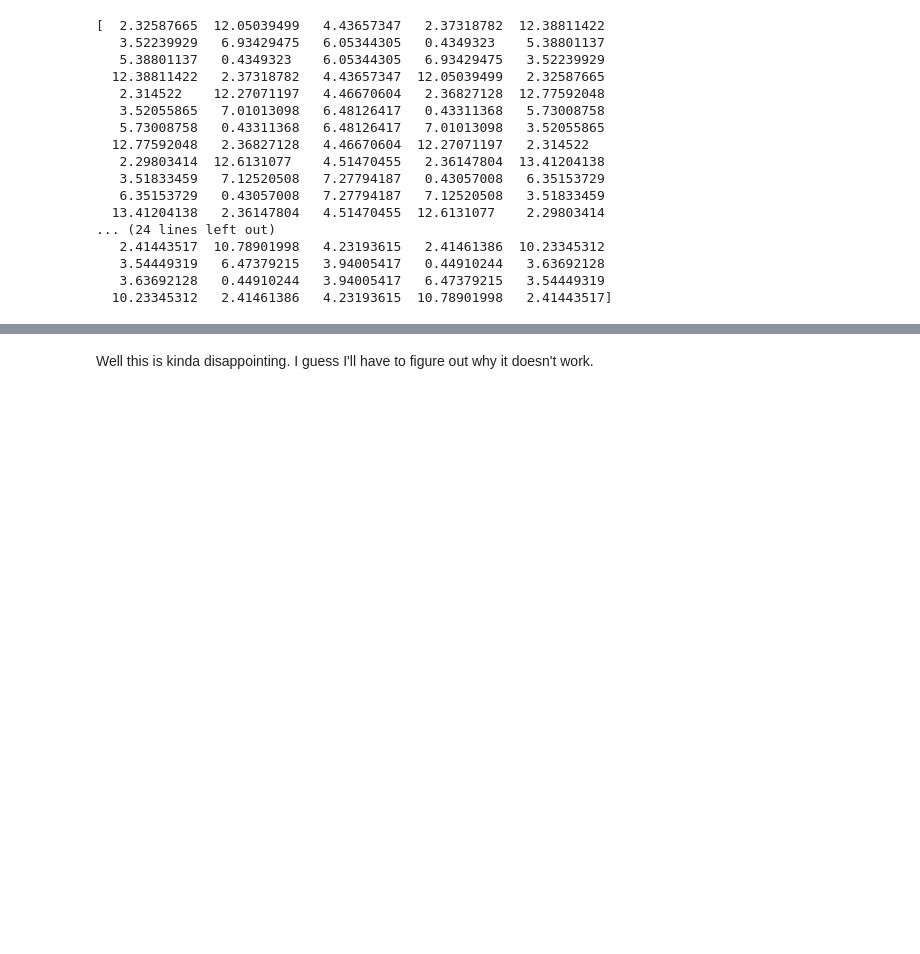
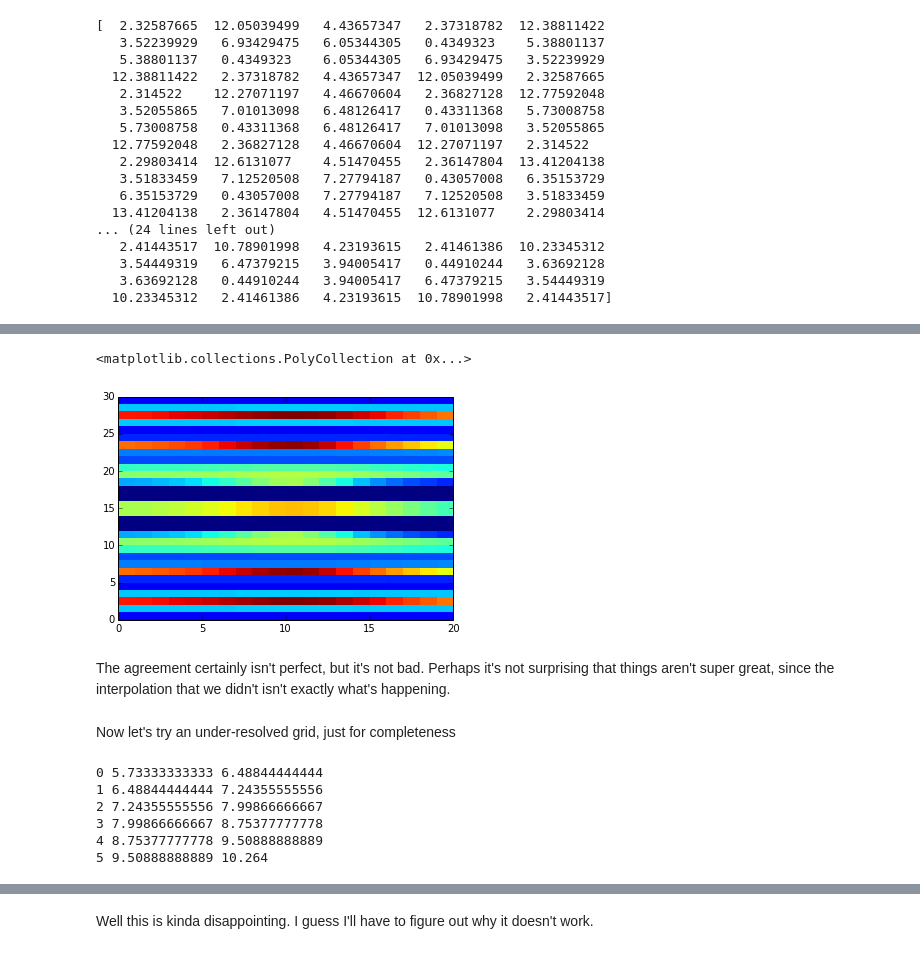
Before and after one commit to acliu/PAPER_OQE, a Jupyter notebook: iPythonNotebooks/singleBaselineOQE_numericalGaussian.ipynb, the cells around one changed output, grey strips where cells are left out. Cells and saved outputs as stored; diff of their text form; code cells hidden in the pictures; blank space fills up the shorter version.

Commit message:
Confirmed that numerical version basically works, although hard to tell for under-resolved or over-resolved versions

```diff
--- a/iPythonNotebooks/singleBaselineOQE_numericalGaussian.ipynb
+++ b/iPythonNotebooks/singleBaselineOQE_numericalGaussian.ipynb
@@ -330,0 +422,20 @@ print np.real(expectedMeasurement)
+# %%
+numTrials = 10000
+bandNumForSlice = 25
+qhatMean_fine = np.zeros(numBands_fine)
+meanSlice_fine = np.zeros(numTrials)
+qhatVariance_fine = np.zeros((numBands_fine,numBands_fine))
+for i in range(numTrials):
+    zRand = np.random.normal(size=numFreqs)
+    xTemp = np.copy(np.einsum('ij,j', Lmatrix, zRand))
+    whitenedRealization = np.dot(LinvMatrix,xTemp)
+    qhatRealization_fine = 0.5 * np.einsum('i,ai',np.conjugate(whitenedRealization), \
+                 np.einsum('aij,j',LPLmatrices_fine,whitenedRealization))
+    qhatMean_fine += qhatRealization_fine
+    meanSlice[i] = qhatRealization_fine[bandNumForSlice]
+    qhatVariance_fine += np.outer(qhatRealization_fine,np.conjugate(qhatRealization_fine))
+qhatMean_fine /= numTrials
+qhatVariance_fine /= numTrials
+qhatVariance_fine -= np.outer(qhatMean_fine, np.conjugate(qhatMean_fine))
+phatMean_fine = np.dot(diagMmatrix_fine,qhatMean_fine)
+phatVariance_fine = np.dot(diagMmatrix_fine,np.dot(qhatVariance_fine,np.conjugate(diagMmatrix_fine).T))
@@ -330,0 +473,9 @@ print np.real(expectedMeasurement)
+# %%
+plt.pcolor(np.transpose(np.reshape(np.real(phatMean_fine),(uNumBins_fine,etaNumBins_fine))))
+# %% [output]
+<matplotlib.collections.PolyCollection at 0x...>
+[figure, added]
+# %% [markdown]
+The agreement certainly isn't perfect, but it's not bad.  Perhaps it's not surprising that things aren't super great, since the interpolation that we didn't isn't exactly what's happening.
+# %% [markdown]
+Now let's try an under-resolved grid, just for completeness
@@ -330,0 +496,17 @@ print np.real(expectedMeasurement)
+# %%
+integratedOverlapVects_coarse = np.zeros((uNumBins_coarse,numFreqs*(numFreqs+1)/2),dtype=complex128)
+for bandNum,(uLower,uHigher) in enumerate(uBandBounds_coarse):
+    print bandNum,uLower,uHigher
+    k=0
+    for i in range(numFreqs):
+        for j in range(i+1):
+            integratedOverlapVects_coarse[bandNum,k] = \
+            quad(lambda u: np.real(overlapFct(u,i,j,overlineBeamFits,uBaseline)), uLower,uHigher)[0]
+            k += 1
+# %% [output]
+0 5.73333333333 6.48844444444
+1 6.48844444444 7.24355555556
+2 7.24355555556 7.99866666667
+3 7.99866666667 8.75377777778
+4 8.75377777778 9.50888888889
+5 9.50888888889 10.264
```
Also changed, not shown: parts of 36 cells of this notebook.
